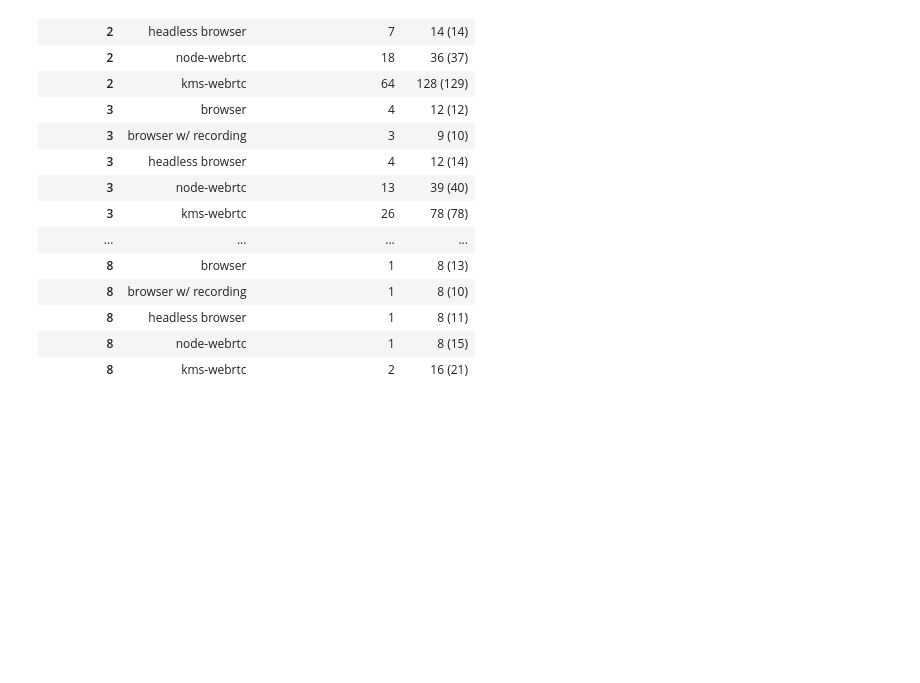
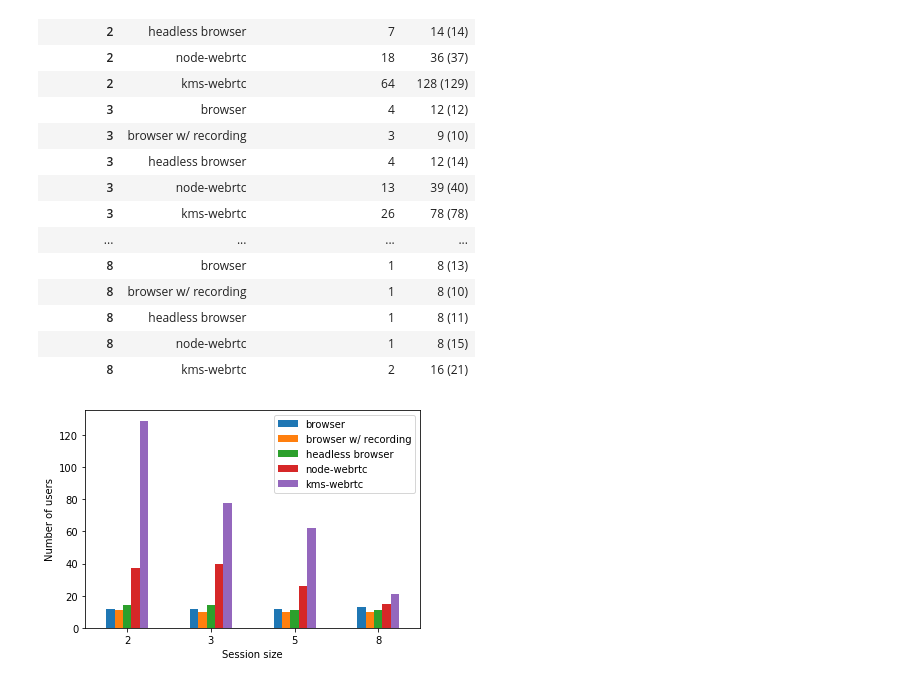
Before and after one commit to Maes95/ChartGenerator_WebRTC, a Jupyter notebook: ChartGenerator.ipynb, the cells around one changed output. Saved outputs shown, nothing was run; the diff lists cells and outputs as text; code cells hidden in the pictures; blank space fills up the shorter version.

```diff
--- a/ChartGenerator.ipynb
+++ b/ChartGenerator.ipynb
@@ -160,6 +157,14 @@ df
 | 8 | headless browser | 1 | 8 (11) |
 | 8 | node-webrtc | 1 | 8 (15) |
 | 8 | kms-webrtc | 2 | 16 (21) |
+# %%
+df = pd.DataFrame(max_users_map, index=experiments)
+ax = df.plot.bar(rot=0)
+ax.set_ylabel("Number of users")
+ax.set_xlabel("Session size")
+ax.figure.savefig("images/UserComparation.pdf")
+# %% [output]
+[figure, added]
 # %%
 df = pd.DataFrame(max_sessions_map, index=experiments)
 ax = df.plot.bar(rot=0)
```
Also changed, not shown: parts of 5 cells of this notebook, 2 other files.
